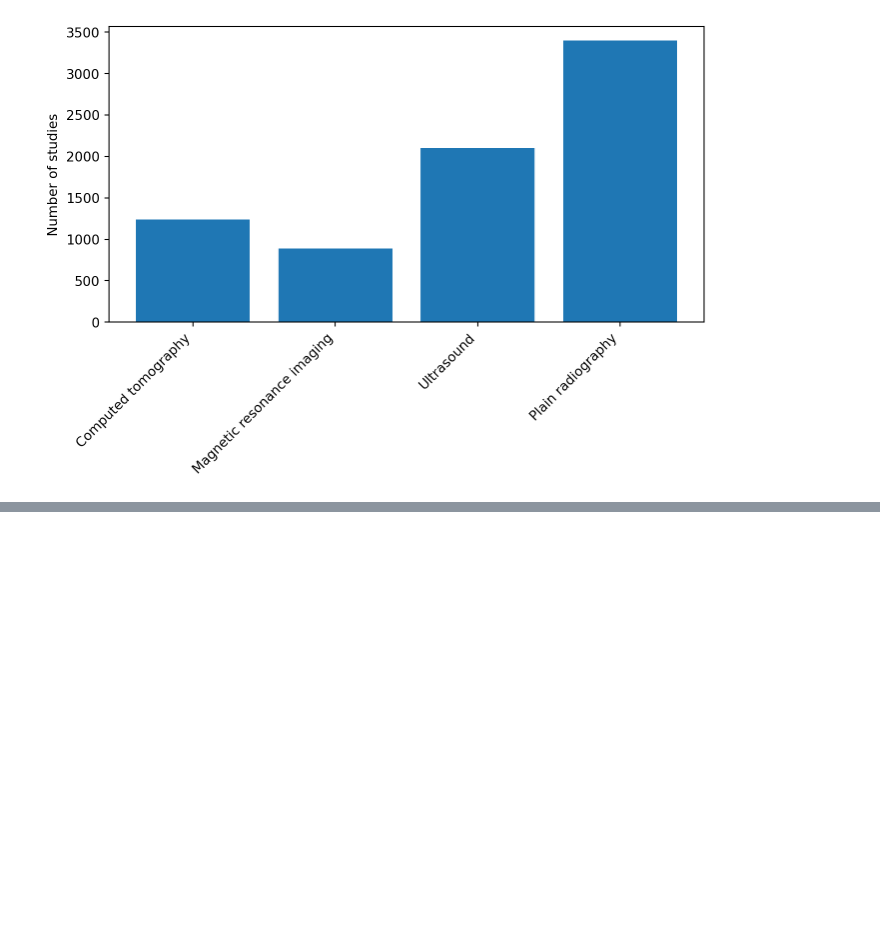
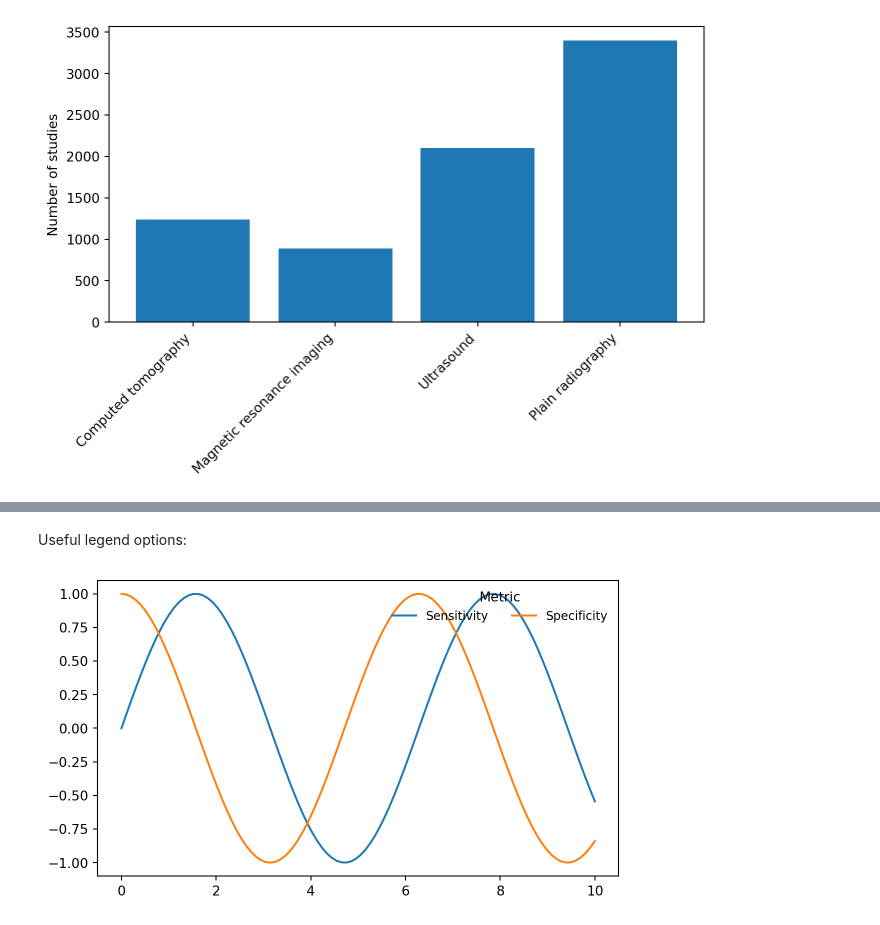
Before and after one commit to Lightbridge-KS/py-plot-notes, a Jupyter notebook: contents/matplotlib/m4-customization.ipynb, the cells around one changed output, grey strips where cells are left out. Saved outputs shown, nothing was run; the diff lists cells and outputs as text; code cells hidden in the pictures; blank space fills up the shorter version.

```diff
--- a/contents/matplotlib/m4-customization.ipynb
+++ b/contents/matplotlib/m4-customization.ipynb
@@ -197,0 +281,16 @@ plt.show()
+# %% [markdown]
+Useful legend options:
+# %%
+fig, ax = plt.subplots(figsize=(7, 4))
+ax.plot(x, y1, label="Sensitivity")
+ax.plot(x, y2, label="Specificity")
+ax.legend(
+    loc="upper right",  # or "best", "lower left", etc.
+    title="Metric",
+    frameon=False,
+    ncol=2,
+    fontsize=9,
+)
+plt.show()
+# %% [output]
+[figure, added]
```
Also changed, not shown: parts of 33 cells of this notebook, 13 other files.
